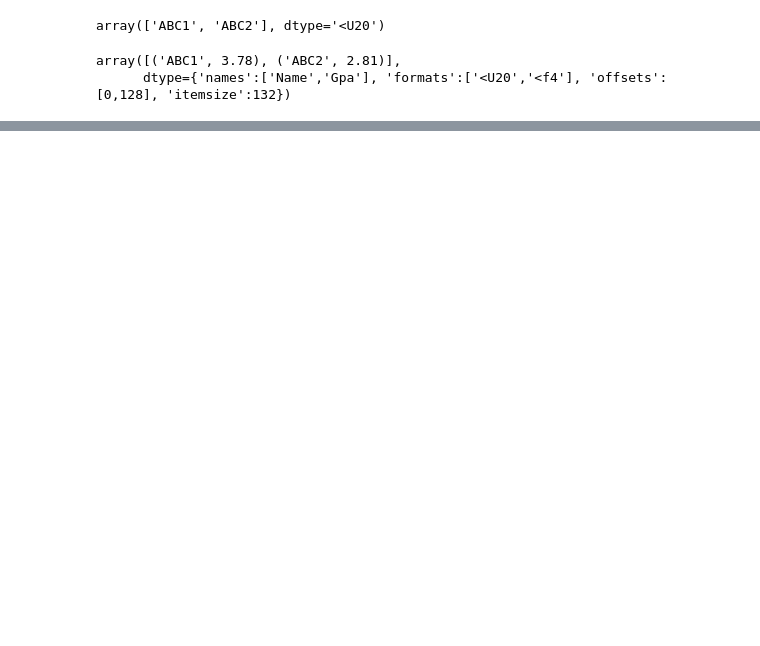
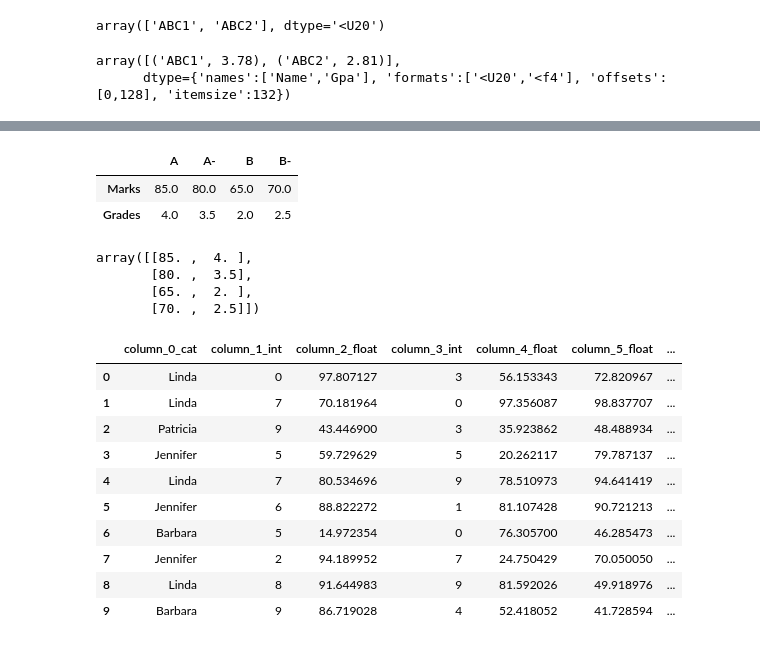
Before and after one commit to andvsilva/data_science_journey, a Jupyter notebook: course_ds/notebooks/analysis_numpy_images.ipynb, the cells around one changed output, grey strips where cells are left out. Cells and saved outputs as stored; diff of their text form; code cells hidden in the pictures; blank space fills up the shorter version.

```diff
--- a/course_ds/notebooks/analysis_numpy_images.ipynb
+++ b/course_ds/notebooks/analysis_numpy_images.ipynb
@@ -229,0 +270,32 @@ array([('ABC1', 3.78), ('ABC2', 2.81)],
+# %%
+df.T
+# %% [output]
+|  | A | A- | B | B- |
+| Marks | 85.0 | 80.0 | 65.0 | 70.0 |
+| Grades | 4.0 | 3.5 | 2.0 | 2.5 |
+# %%
+df.values
+# %% [output]
+array([[85. ,  4. ],
+       [80. ,  3.5],
+       [65. ,  2. ],
+       [70. ,  2.5]])
+# %%
+# generate fake dataframe using this module
+# This is very nice tool!
+from generate_fake_dataframe import generate_fake_dataframe as fd
+
+df_fake = fd(size = 10, cols = "cififficcd")
+df_fake
+# %% [output]
+|  | column_0_cat | column_1_int | column_2_float | column_3_int | column_4_float | column_5_float | ... |
+| 0 | Linda | 0 | 97.807127 | 3 | 56.153343 | 72.820967 | ... |
+| 1 | Linda | 7 | 70.181964 | 0 | 97.356087 | 98.837707 | ... |
+| 2 | Patricia | 9 | 43.446900 | 3 | 35.923862 | 48.488934 | ... |
+| 3 | Jennifer | 5 | 59.729629 | 5 | 20.262117 | 79.787137 | ... |
+| 4 | Linda | 7 | 80.534696 | 9 | 78.510973 | 94.641419 | ... |
+| 5 | Jennifer | 6 | 88.822272 | 1 | 81.107428 | 90.721213 | ... |
+| 6 | Barbara | 5 | 14.972354 | 0 | 76.305700 | 46.285473 | ... |
+| 7 | Jennifer | 2 | 94.189952 | 7 | 24.750429 | 70.050050 | ... |
+| 8 | Linda | 8 | 91.644983 | 9 | 81.592026 | 49.918976 | ... |
+| 9 | Barbara | 9 | 86.719028 | 4 | 52.418052 | 41.728594 | ... |
```
Also changed, not shown: parts of 18 cells of this notebook, 2 other files.
